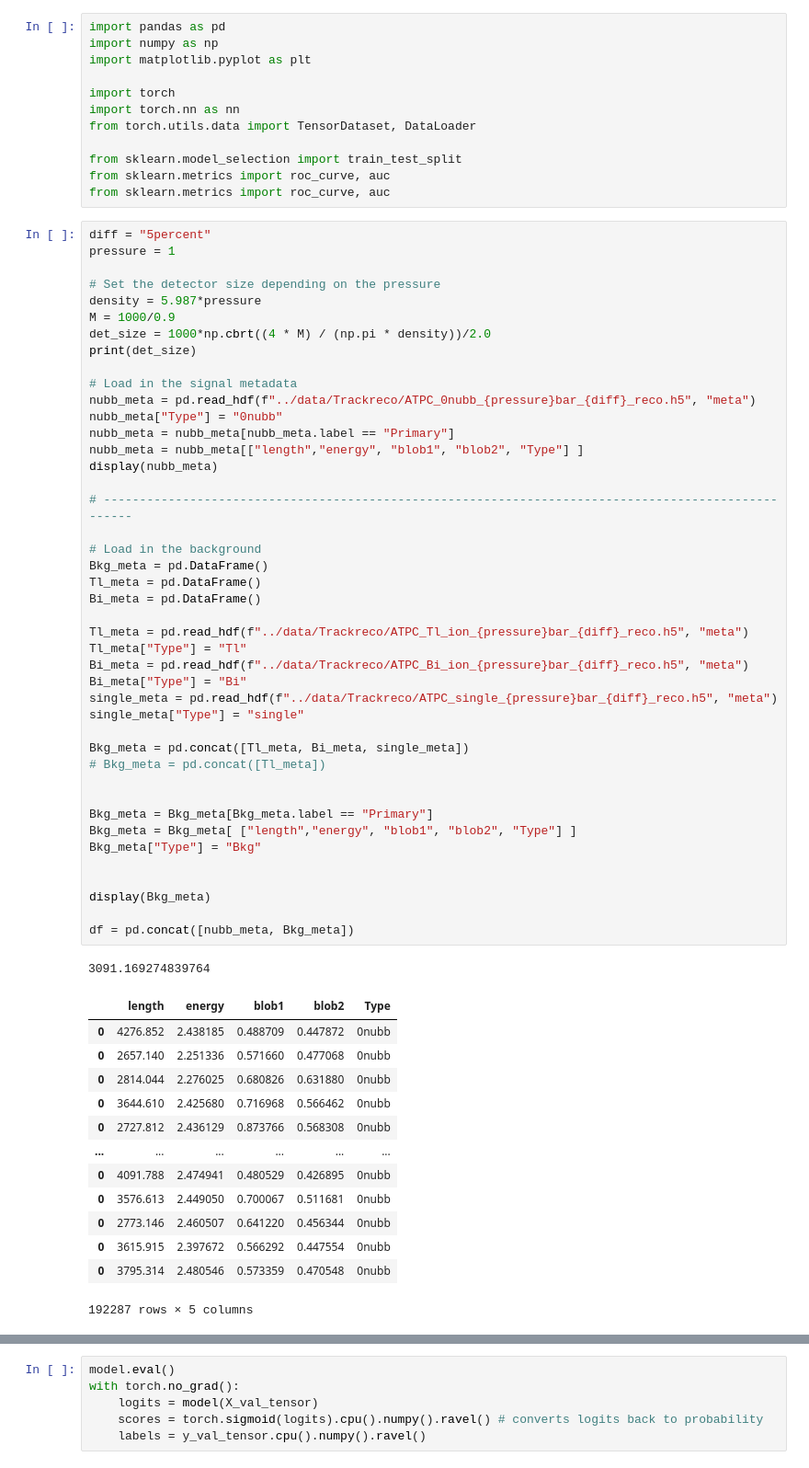
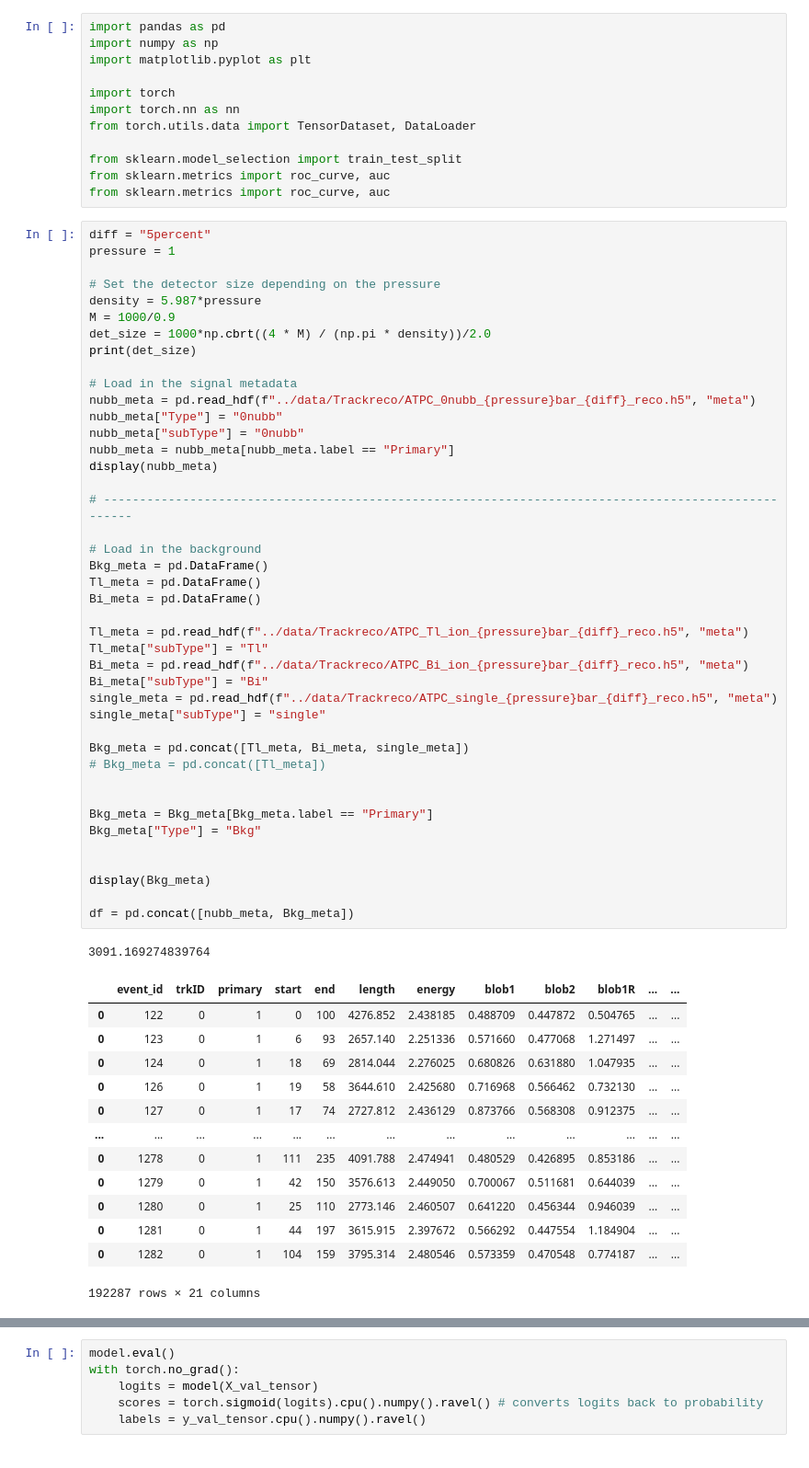
Before and after one commit to kvjmistry/ATPC, a Jupyter notebook: notebooks/ML_Study.ipynb, the cells around one changed output, grey strips where cells are left out. Shown at 92% size. Saved outputs shown, nothing was run; the diff lists cells and outputs as text.

```diff
--- a/notebooks/ML_Study.ipynb
+++ b/notebooks/ML_Study.ipynb
@@ -23,48 +23,47 @@ print(det_size)
 # Load in the signal metadata
 nubb_meta = pd.read_hdf(f"../data/Trackreco/ATPC_0nubb_{pressure}bar_{diff}_reco.h5", "meta")
 nubb_meta["Type"] = "0nubb"
+nubb_meta["subType"] = "0nubb"
 nubb_meta = nubb_meta[nubb_meta.label == "Primary"]
-nubb_meta = nubb_meta[["length","energy", "blob1", "blob2", "Type"] ]
 display(nubb_meta)
 
 # ----------------------------------------------------------------------------------------------------
 
 # Load in the background
 Bkg_meta = pd.DataFrame()
 Tl_meta = pd.DataFrame()
 Bi_meta = pd.DataFrame()
 
 Tl_meta = pd.read_hdf(f"../data/Trackreco/ATPC_Tl_ion_{pressure}bar_{diff}_reco.h5", "meta")
-Tl_meta["Type"] = "Tl"
+Tl_meta["subType"] = "Tl"
 Bi_meta = pd.read_hdf(f"../data/Trackreco/ATPC_Bi_ion_{pressure}bar_{diff}_reco.h5", "meta")
-Bi_meta["Type"] = "Bi"
+Bi_meta["subType"] = "Bi"
 single_meta = pd.read_hdf(f"../data/Trackreco/ATPC_single_{pressure}bar_{diff}_reco.h5", "meta")
-single_meta["Type"] = "single"
+single_meta["subType"] = "single"
 
 Bkg_meta = pd.concat([Tl_meta, Bi_meta, single_meta])
 # Bkg_meta = pd.concat([Tl_meta])
 
 
 Bkg_meta = Bkg_meta[Bkg_meta.label == "Primary"]
-Bkg_meta = Bkg_meta[ ["length","energy", "blob1", "blob2", "Type"] ]
 Bkg_meta["Type"] = "Bkg"
 
 
 display(Bkg_meta)
 
 df = pd.concat([nubb_meta, Bkg_meta])
 # %% [output]
 3091.169274839764
-|  | length | energy | blob1 | blob2 | Type |
-| 0 | 4276.852 | 2.438185 | 0.488709 | 0.447872 | 0nubb |
-| 0 | 2657.140 | 2.251336 | 0.571660 | 0.477068 | 0nubb |
-| 0 | 2814.044 | 2.276025 | 0.680826 | 0.631880 | 0nubb |
-| 0 | 3644.610 | 2.425680 | 0.716968 | 0.566462 | 0nubb |
-| 0 | 2727.812 | 2.436129 | 0.873766 | 0.568308 | 0nubb |
-| ... | ... | ... | ... | ... | ... |
-| 0 | 4091.788 | 2.474941 | 0.480529 | 0.426895 | 0nubb |
-| 0 | 3576.613 | 2.449050 | 0.700067 | 0.511681 | 0nubb |
-| 0 | 2773.146 | 2.460507 | 0.641220 | 0.456344 | 0nubb |
-| 0 | 3615.915 | 2.397672 | 0.566292 | 0.447554 | 0nubb |
-| 0 | 3795.314 | 2.480546 | 0.573359 | 0.470548 | 0nubb |
+|  | event_id | trkID | primary | start | end | length | energy | blob1 | blob2 | blob1R | ... | ... |
+| 0 | 122 | 0 | 1 | 0 | 100 | 4276.852 | 2.438185 | 0.488709 | 0.447872 | 0.504765 | ... | ... |
+| 0 | 123 | 0 | 1 | 6 | 93 | 2657.140 | 2.251336 | 0.571660 | 0.477068 | 1.271497 | ... | ... |
+| 0 | 124 | 0 | 1 | 18 | 69 | 2814.044 | 2.276025 | 0.680826 | 0.631880 | 1.047935 | ... | ... |
+| 0 | 126 | 0 | 1 | 19 | 58 | 3644.610 | 2.425680 | 0.716968 | 0.566462 | 0.732130 | ... | ... |
+| 0 | 127 | 0 | 1 | 17 | 74 | 2727.812 | 2.436129 | 0.873766 | 0.568308 | 0.912375 | ... | ... |
+| ... | ... | ... | ... | ... | ... | ... | ... | ... | ... | ... | ... | ... |
+| 0 | 1278 | 0 | 1 | 111 | 235 | 4091.788 | 2.474941 | 0.480529 | 0.426895 | 0.853186 | ... | ... |
+| 0 | 1279 | 0 | 1 | 42 | 150 | 3576.613 | 2.449050 | 0.700067 | 0.511681 | 0.644039 | ... | ... |
+| 0 | 1280 | 0 | 1 | 25 | 110 | 2773.146 | 2.460507 | 0.641220 | 0.456344 | 0.946039 | ... | ... |
+| 0 | 1281 | 0 | 1 | 44 | 197 | 3615.915 | 2.397672 | 0.566292 | 0.447554 | 1.184904 | ... | ... |
+| 0 | 1282 | 0 | 1 | 104 | 159 | 3795.314 | 2.480546 | 0.573359 | 0.470548 | 0.774187 | ... | ... |
-192287 rows × 5 columns
+192287 rows × 21 columns
```
Also changed, not shown: parts of 15 cells of this notebook.
